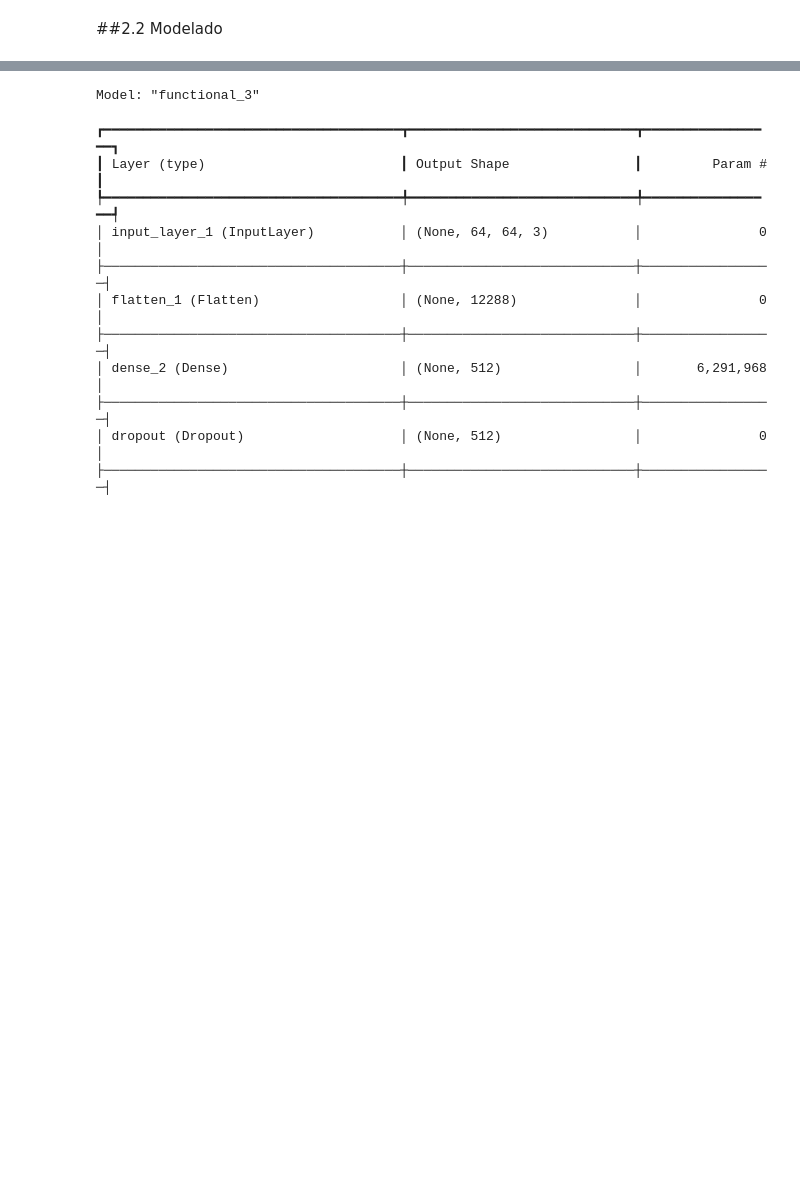
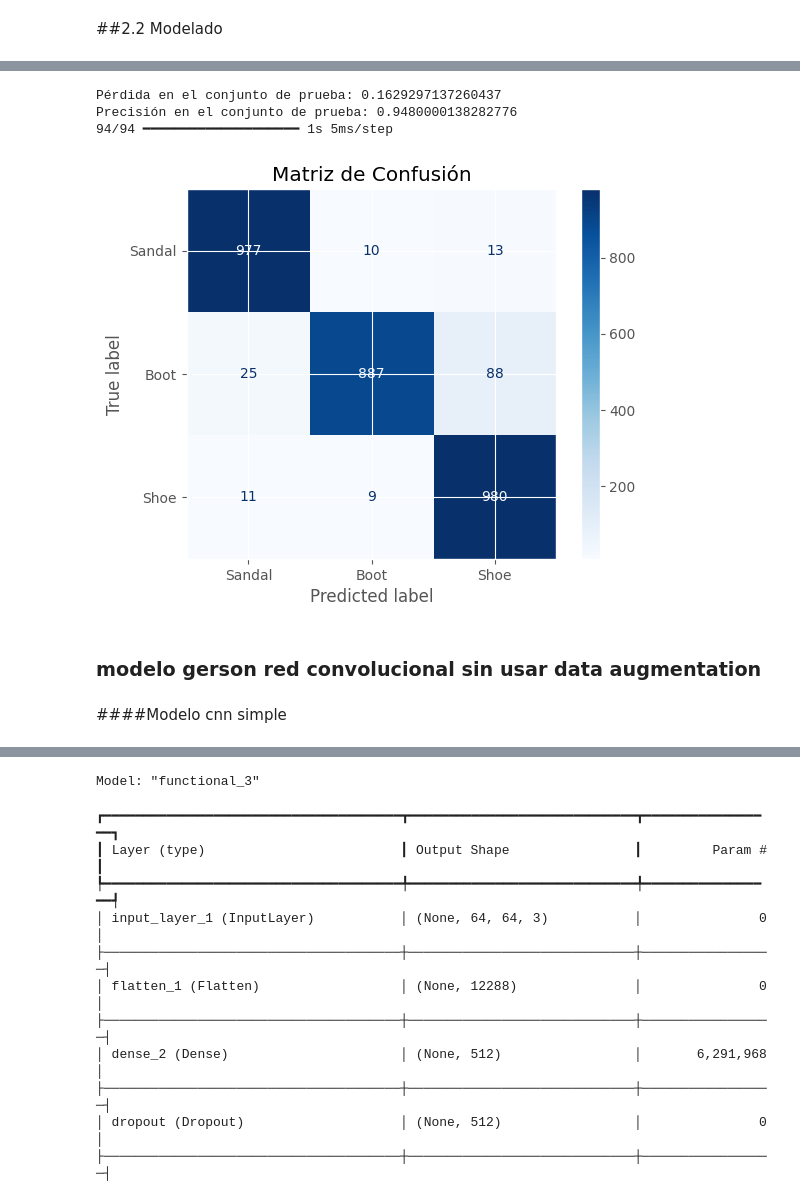
Before and after one commit to gersonviav/cnn_clasification_shoes_sandal_boots, a Jupyter notebook: CNN_MAESTRIA.ipynb, the cells around one changed output, grey strips where cells are left out. Saved outputs shown, nothing was run; the diff lists cells and outputs as text; code cells hidden in the pictures; blank space fills up the shorter version.

```diff
--- a/CNN_MAESTRIA.ipynb
+++ b/CNN_MAESTRIA.ipynb
@@ -270,0 +380,37 @@ print(y_te.shape)
+# %%
+import numpy as np
+from sklearn.metrics import confusion_matrix, ConfusionMatrixDisplay
+import matplotlib.pyplot as plt
+
+# Paso 1: Evaluar el modelo en el conjunto de prueba
+loss, accuracy = model.evaluate(x_test, y_test, verbose=0)
+print(f"Pérdida en el conjunto de prueba: {loss}")
+print(f"Precisión en el conjunto de prueba: {accuracy}")
+
+# Paso 2: Hacer predicciones en el conjunto de prueba
+y_pred_probs = model.predict(x_test)  # Obtiene probabilidades
+y_pred_classes = np.argmax(y_pred_probs, axis=1)  # Convierte a índices de clase
+
+# Paso 3: Convertir y_test (etiquetas reales) a índices si están one-hot encoded
+if y_test.ndim > 1:  # Si y_test está en formato one-hot
+    y_test_classes = np.argmax(y_test, axis=1)
+else:
+    y_test_classes = y_test
+
+# Paso 4: Generar la matriz de confusión
+conf_matrix = confusion_matrix(y_test_classes, y_pred_classes)
+
+# Paso 5: Visualizar la matriz de confusión
+disp = ConfusionMatrixDisplay(confusion_matrix=conf_matrix, display_labels=["Sandal", "Boot", "Shoe"])
+disp.plot(cmap=plt.cm.Blues)
+plt.title("Matriz de Confusión")
+plt.show()
+# %% [output]
+Pérdida en el conjunto de prueba: 0.1629297137260437
+Precisión en el conjunto de prueba: 0.9480000138282776
+94/94 ━━━━━━━━━━━━━━━━━━━━ 1s 5ms/step
+[figure, added]
+# %% [markdown]
+### modelo gerson red convolucional sin usar data augmentation
+# %% [markdown]
+####Modelo cnn simple
```
Also changed, not shown: parts of 46 cells of this notebook.
